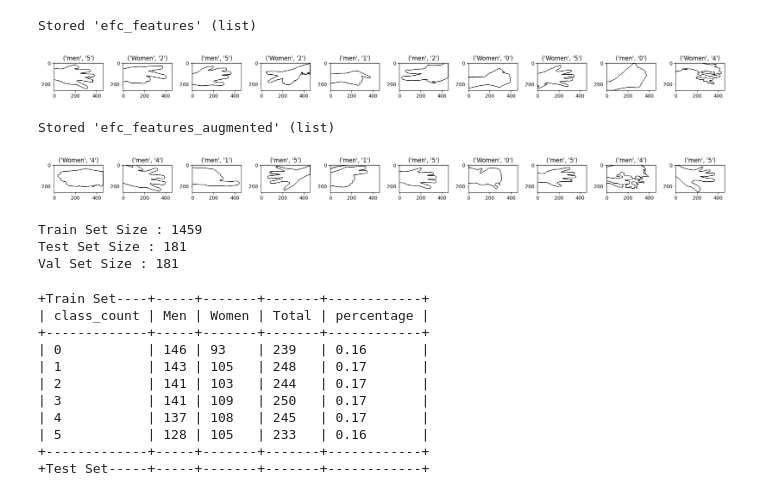
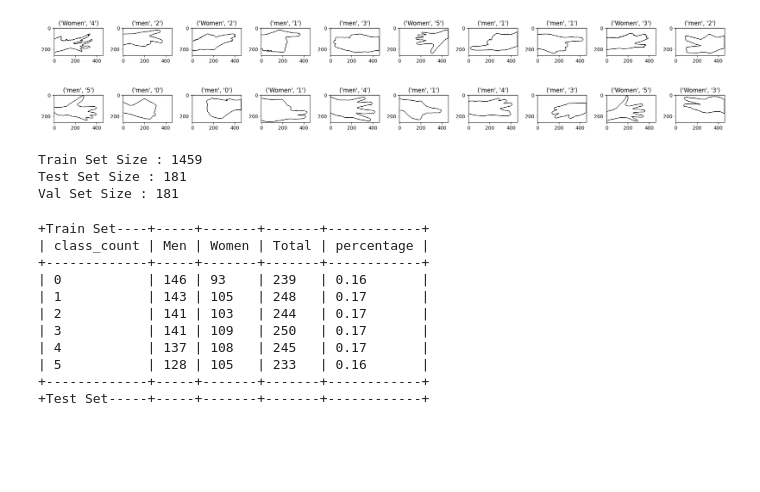
Before and after one commit to Ahmedh12/Hand-Gesture-Detector, a Jupyter notebook: project.ipynb, the cells around one changed output. Saved outputs shown, nothing was run; the diff lists cells and outputs as text; code cells hidden in the pictures; blank space fills up the shorter version.

```diff
--- a/project.ipynb
+++ b/project.ipynb
@@ -77,33 +77,31 @@ Label:  ('men', '0')
 # %%
-#preprocess the images and store them in place
-# efc_features = []
-# for i in range(len(images)):
-#     img , efc_feature = preprocess_image(images[i])
-#     efc_features.append(efc_feature)
-#     images[i] = img
+# preprocess the images and store them in place
+efc_features = []
+for i in range(len(images)):
+    img , efc_feature = preprocess_image(images[i])
+    efc_features.append(efc_feature)
+    images[i] = img
 
 # %store efc_features
 
 # view some random images
 view_random_images(images, labels , num_images=10)
 # %% [output]
-Stored 'efc_features' (list)
-[figure, old version]
+[figure, new version]
 # %%
-#preprocess the augmented images and store them in place
-# efc_features_augmented = []
-# for i in range(len(augmented_images)):
-#     img , efc_feature = preprocess_image(augmented_images[i])
-#     efc_features_augmented.append(efc_feature)
-#     augmented_images[i] = img
+# preprocess the augmented images and store them in place
+efc_features_augmented = []
+for i in range(len(augmented_images)):
+    img , efc_feature = preprocess_image(augmented_images[i])
+    efc_features_augmented.append(efc_feature)
+    augmented_images[i] = img
 
 # %store efc_features_augmented
 
 # view some random images
 view_random_images(augmented_images, augmented_labels , num_images=10)
 # %% [output]
-Stored 'efc_features_augmented' (list)
-[figure, old version]
+[figure, new version]
 # %%
 # train_images, train_efc_features, train_labels, \
 # test_images, test_efc_features, test_labels, \
```
Also changed, not shown: parts of 20 cells of this notebook, 5 other files.
